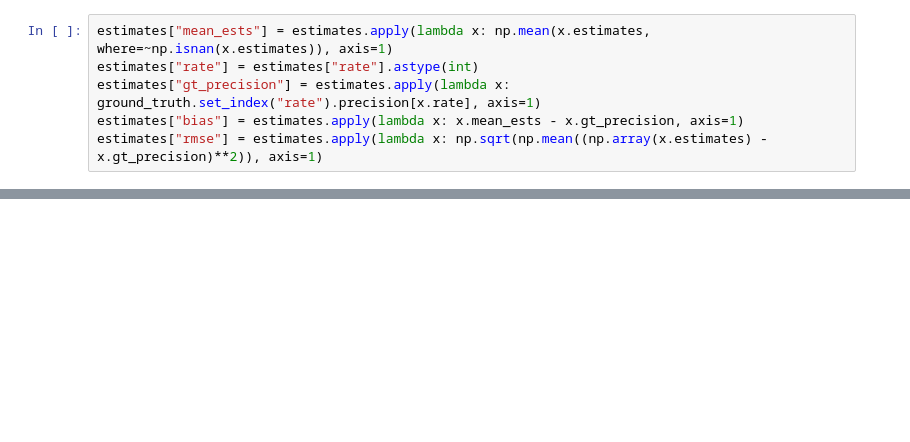
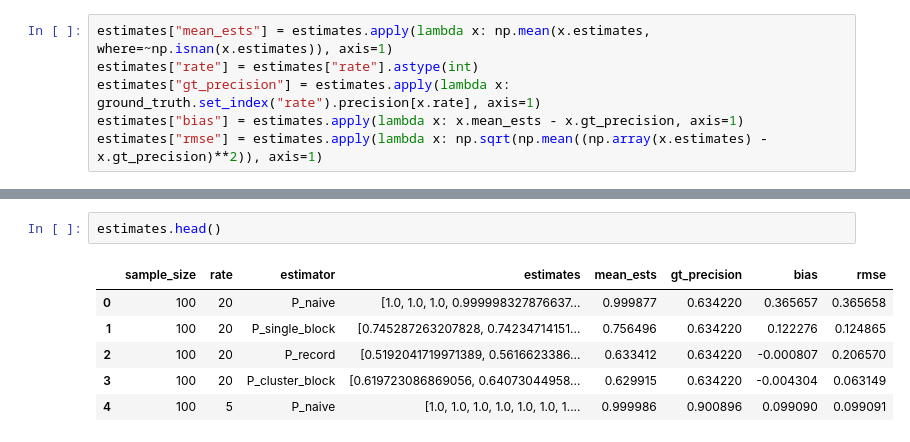
Before and after one commit to PatentsView/PatentsView-Evaluation, a Jupyter notebook: analyses/2-simulation/src/4-make-sim-precision-figure.ipynb, the cells around one changed output, grey strips where cells are left out. Drawn from its saved outputs; the diff is of its cells as text; blank space fills up the shorter version.

Commit message:
add table

```diff
--- a/analyses/2-simulation/src/4-make-sim-precision-figure.ipynb
+++ b/analyses/2-simulation/src/4-make-sim-precision-figure.ipynb
@@ -76,0 +77,9 @@ plt.show()
+# %%
+estimates.head()
+# %% [output]
+|  | sample_size | rate | estimator | estimates | mean_ests | gt_precision | bias | rmse |
+| 0 | 100 | 20 | P_naive | [1.0, 1.0, 1.0, 0.999998327876637... | 0.999877 | 0.634220 | 0.365657 | 0.365658 |
+| 1 | 100 | 20 | P_single_block | [0.745287263207828, 0.74234714151... | 0.756496 | 0.634220 | 0.122276 | 0.124865 |
+| 2 | 100 | 20 | P_record | [0.5192041719971389, 0.5616623386... | 0.633412 | 0.634220 | -0.000807 | 0.206570 |
+| 3 | 100 | 20 | P_cluster_block | [0.619723086869056, 0.64073044958... | 0.629915 | 0.634220 | -0.004304 | 0.063149 |
+| 4 | 100 | 5 | P_naive | [1.0, 1.0, 1.0, 1.0, 1.0, 1.0, 1.... | 0.999986 | 0.900896 | 0.099090 | 0.099091 |
```
Also changed, not shown: parts of 4 cells of this notebook.
